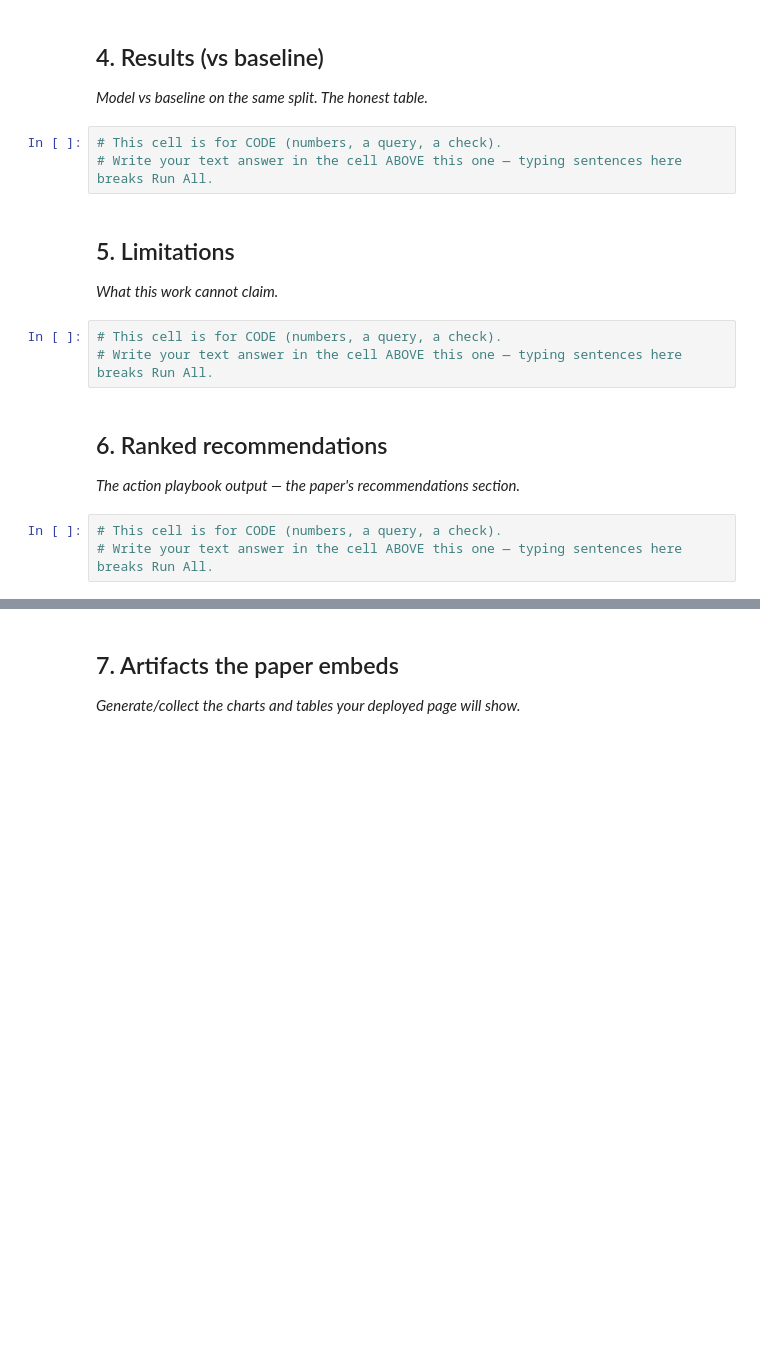
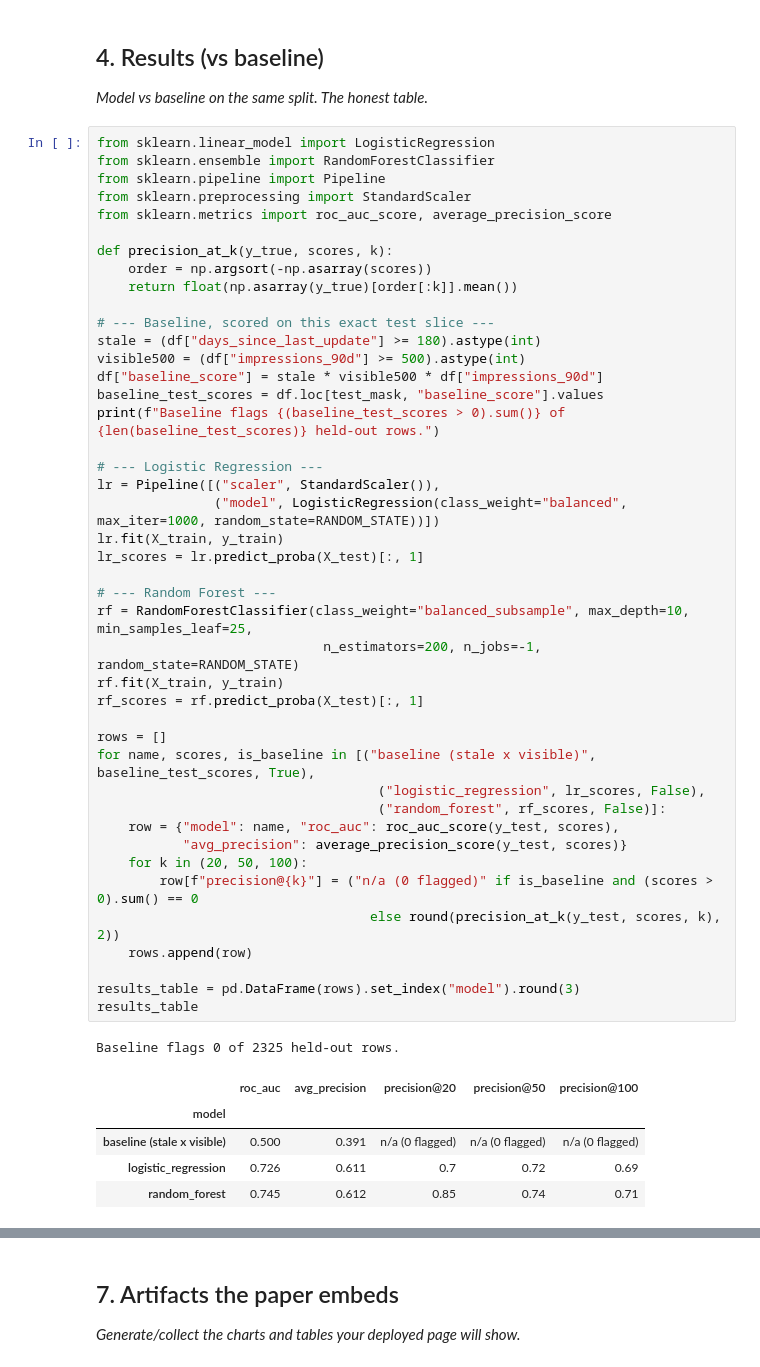
Before and after one commit to Ali-Haider987/alihaider-flyrank-ml, a Jupyter notebook: work/notebooks/capstone.ipynb, the cells around one changed output, grey strips where cells are left out. Saved outputs shown, nothing was run; the diff lists cells and outputs as text; blank space fills up the shorter version.

```diff
--- a/work/notebooks/capstone.ipynb
+++ b/work/notebooks/capstone.ipynb
@@ -31,20 +126,53 @@ This skeleton is yours to fill. Work the sections **in order** — each one has
 ## 4. Results (vs baseline)
 
 *Model vs baseline on the same split. The honest table.*
-# %%
-# This cell is for CODE (numbers, a query, a check).
-# Write your text answer in the cell ABOVE this one — typing sentences here breaks Run All.
-# %% [markdown]
-## 5. Limitations
-
-*What this work cannot claim.*
-# %%
-# This cell is for CODE (numbers, a query, a check).
-# Write your text answer in the cell ABOVE this one — typing sentences here breaks Run All.
-# %% [markdown]
-## 6. Ranked recommendations
-
-*The action playbook output — the paper's recommendations section.*
-# %%
-# This cell is for CODE (numbers, a query, a check).
-# Write your text answer in the cell ABOVE this one — typing sentences here breaks Run All.
+# %%
+from sklearn.linear_model import LogisticRegression
+from sklearn.ensemble import RandomForestClassifier
+from sklearn.pipeline import Pipeline
+from sklearn.preprocessing import StandardScaler
+from sklearn.metrics import roc_auc_score, average_precision_score
+
+def precision_at_k(y_true, scores, k):
+    order = np.argsort(-np.asarray(scores))
+    return float(np.asarray(y_true)[order[:k]].mean())
+
+# --- Baseline, scored on this exact test slice ---
+stale = (df["days_since_last_update"] >= 180).astype(int)
+visible500 = (df["impressions_90d"] >= 500).astype(int)
+df["baseline_score"] = stale * visible500 * df["impressions_90d"]
+baseline_test_scores = df.loc[test_mask, "baseline_score"].values
+print(f"Baseline flags {(baseline_test_scores > 0).sum()} of {len(baseline_test_scores)} held-out rows.")
+
+# --- Logistic Regression ---
+lr = Pipeline([("scaler", StandardScaler()),
+               ("model", LogisticRegression(class_weight="balanced", max_iter=1000, random_state=RANDOM_STATE))])
+lr.fit(X_train, y_train)
+lr_scores = lr.predict_proba(X_test)[:, 1]
+
+# --- Random Forest ---
+rf = RandomForestClassifier(class_weight="balanced_subsample", max_depth=10, min_samples_leaf=25,
+                             n_estimators=200, n_jobs=-1, random_state=RANDOM_STATE)
+rf.fit(X_train, y_train)
+rf_scores = rf.predict_proba(X_test)[:, 1]
+
+rows = []
+for name, scores, is_baseline in [("baseline (stale x visible)", baseline_test_scores, True),
+                                    ("logistic_regression", lr_scores, False),
+                                    ("random_forest", rf_scores, False)]:
+    row = {"model": name, "roc_auc": roc_auc_score(y_test, scores),
+           "avg_precision": average_precision_score(y_test, scores)}
+    for k in (20, 50, 100):
+        row[f"precision@{k}"] = ("n/a (0 flagged)" if is_baseline and (scores > 0).sum() == 0
+                                   else round(precision_at_k(y_test, scores, k), 2))
+    rows.append(row)
+
+results_table = pd.DataFrame(rows).set_index("model").round(3)
+results_table
+# %% [output]
+Baseline flags 0 of 2325 held-out rows.
+|  | roc_auc | avg_precision | precision@20 | precision@50 | precision@100 |
+| model |  |  |  |  |  |
+| baseline (stale x visible) | 0.500 | 0.391 | n/a (0 flagged) | n/a (0 flagged) | n/a (0 flagged) |
+| logistic_regression | 0.726 | 0.611 | 0.7 | 0.72 | 0.69 |
+| random_forest | 0.745 | 0.612 | 0.85 | 0.74 | 0.71 |
```
Also changed, not shown: parts of 22 cells of this notebook.
